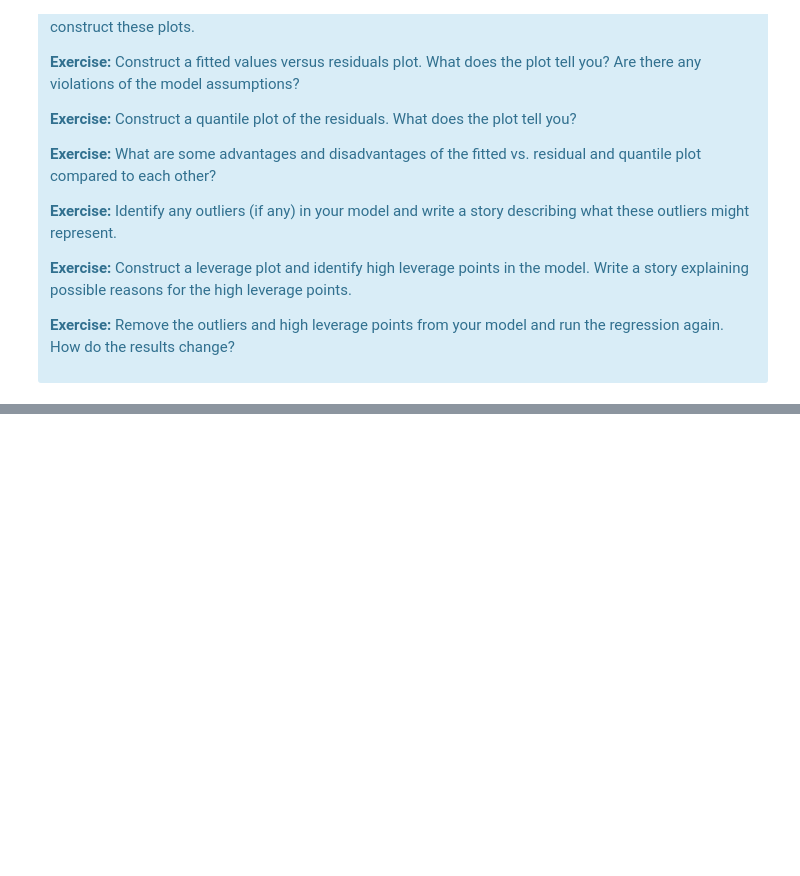
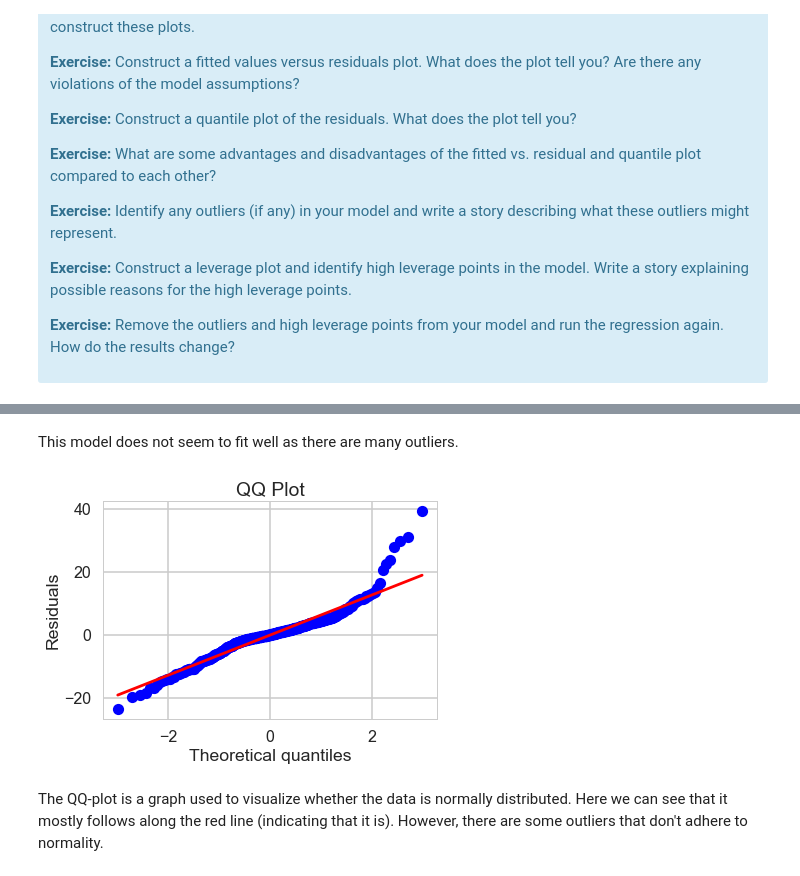
Before and after one commit to cisco3775/Linear-Regression-Using-Boston-Housing-Data-Set, a Jupyter notebook: Mini_Project_Linear_Regression.ipynb, the cells around one changed output, grey strips where cells are left out. Drawn from its saved outputs; the diff is of its cells as text; code cells hidden in the pictures; blank space fills up the shorter version.

```diff
--- a/Mini_Project_Linear_Regression.ipynb
+++ b/Mini_Project_Linear_Regression.ipynb
@@ -744,0 +831,12 @@ There are some other issues that are important investigate with linear regressio
+# %% [markdown]
+This model does not seem to fit well as there are many outliers.
+# %%
+import pylab
+stats.probplot(m.resid, dist="norm", plot=pylab)
+plt.title('QQ Plot')
+plt.ylabel('Residuals')
+pylab.show()
+# %% [output]
+[figure, added]
+# %% [markdown]
+The QQ-plot is a graph used to visualize whether the data is normally distributed. Here we can see that it mostly follows along the red line (indicating that it is). However, there are some outliers that don't adhere to normality.
```
Also changed, not shown: parts of 10 cells of this notebook.
